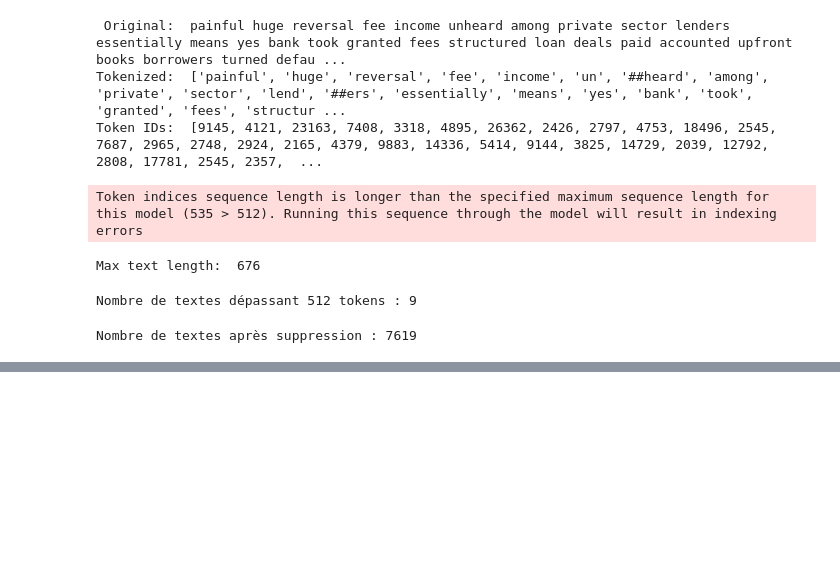
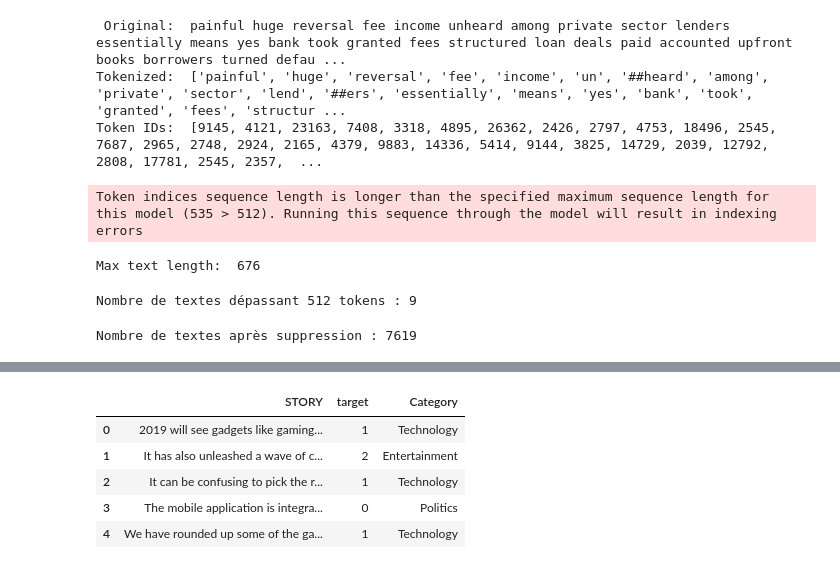
Before and after one commit to mustaphamerakech/multilingual-text-theme-classification, a Jupyter notebook: BERT.ipynb, the cells around one changed output, grey strips where cells are left out. Saved outputs shown, nothing was run; the diff lists cells and outputs as text; code cells hidden in the pictures; blank space fills up the shorter version.

```diff
--- a/BERT.ipynb
+++ b/BERT.ipynb
@@ -372,0 +475,11 @@ print("Total training took {:} (h:mm:ss)".format(format_time(time.time()-total_t
+# %%
+df_submission = pd.read_csv('/content/submission.csv', encoding='latin-1')
+# %%
+df_submission.head(5)
+# %% [output]
+|  | STORY | target | Category |
+| 0 | 2019 will see gadgets like gaming... | 1 | Technology |
+| 1 | It has also unleashed a wave of c... | 2 | Entertainment |
+| 2 | It can be confusing to pick the r... | 1 | Technology |
+| 3 | The mobile application is integra... | 0 | Politics |
+| 4 | We have rounded up some of the ga... | 1 | Technology |
```
Also changed, not shown: parts of 12 cells of this notebook.
